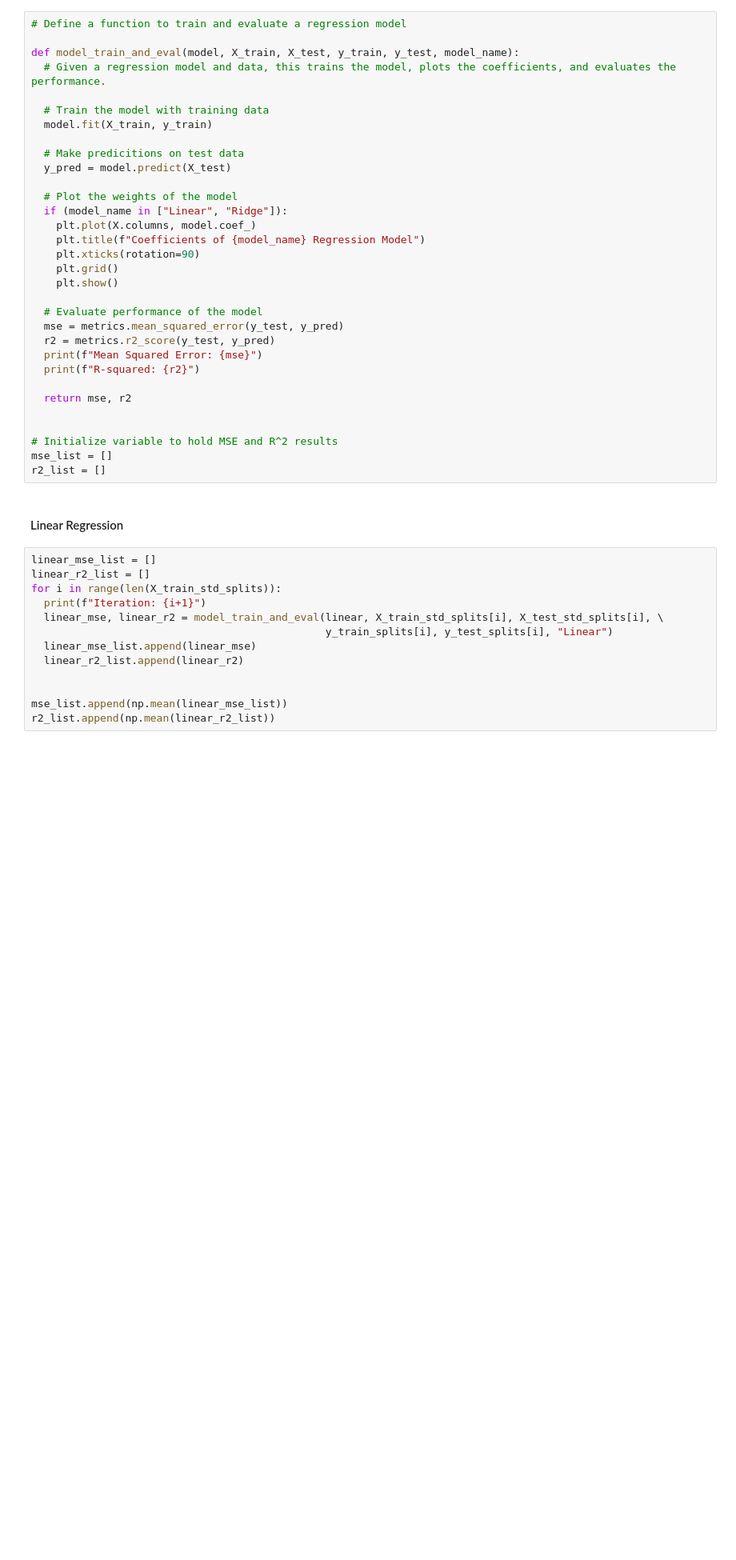
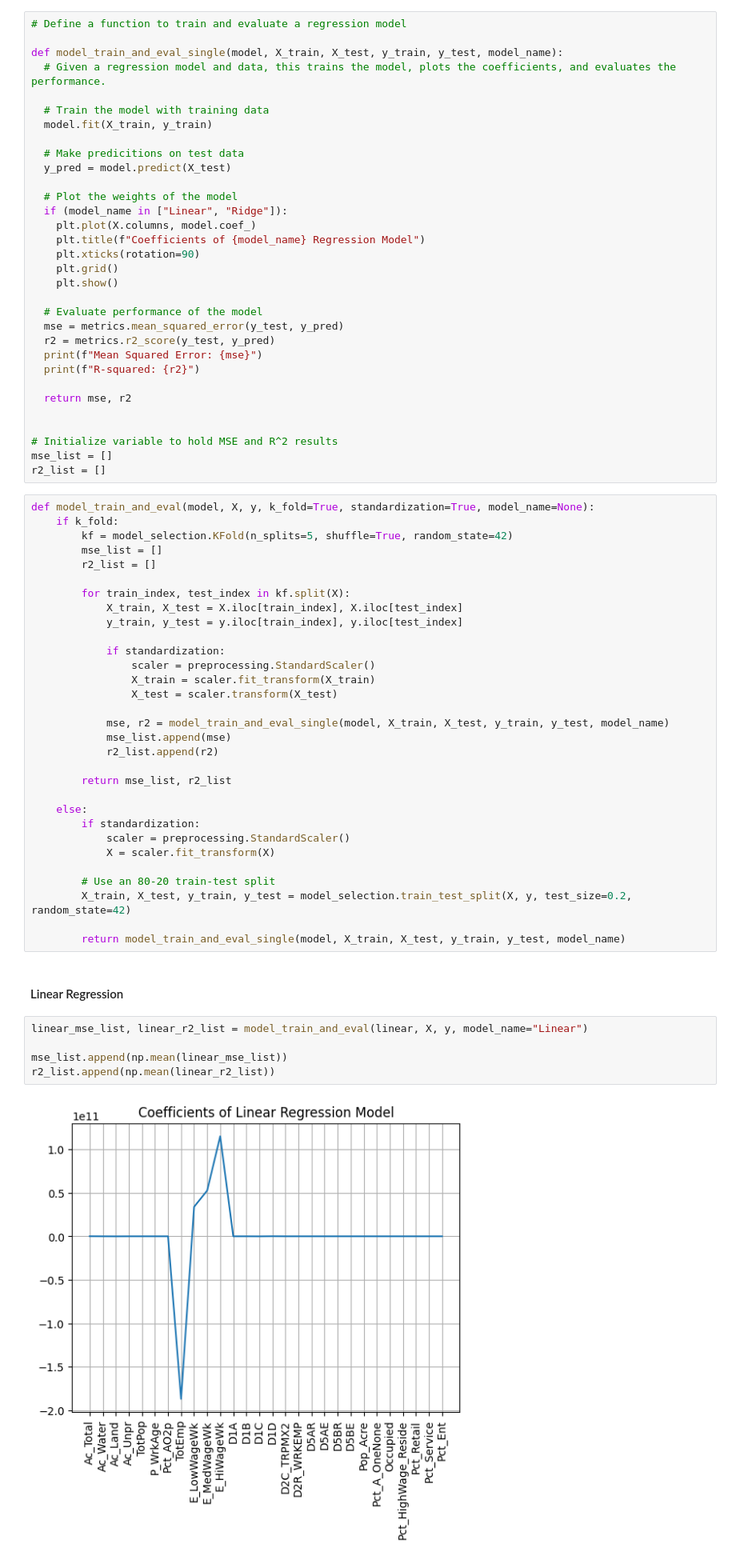
Before and after one commit to JamesJFan/CS6140_MachineLearning_FinalProject_Group1, a Jupyter notebook: CS6140_MachineLearning_FinalProject_Group1.ipynb, the cells around one changed output. Shown at 80% size. Drawn from its saved outputs; the diff is of its cells as text; blank space fills up the shorter version.

Commit message:
refactor model code to handle k fold inside

```diff
--- a/CS6140_MachineLearning_FinalProject_Group1.ipynb
+++ b/CS6140_MachineLearning_FinalProject_Group1.ipynb
@@ -380,7 +364,7 @@ mlp = neural_network.MLPRegressor(
 # %%
 # Define a function to train and evaluate a regression model
 
-def model_train_and_eval(model, X_train, X_test, y_train, y_test, model_name):
+def model_train_and_eval_single(model, X_train, X_test, y_train, y_test, model_name):
   # Given a regression model and data, this trains the model, plots the coefficients, and evaluates the performance.
 
   # Train the model with training data
@@ -409,19 +393,43 @@ def model_train_and_eval(model, X_train, X_test, y_train, y_test, model_name):
 # Initialize variable to hold MSE and R^2 results
 mse_list = []
 r2_list = []
+# %%
+def model_train_and_eval(model, X, y, k_fold=True, standardization=True, model_name=None):
+    if k_fold:
+        kf = model_selection.KFold(n_splits=5, shuffle=True, random_state=42)
+        mse_list = []
+        r2_list = []
+
+        for train_index, test_index in kf.split(X):
+            X_train, X_test = X.iloc[train_index], X.iloc[test_index]
+            y_train, y_test = y.iloc[train_index], y.iloc[test_index]
+
+            if standardization:
+                scaler = preprocessing.StandardScaler()
+                X_train = scaler.fit_transform(X_train)
+                X_test = scaler.transform(X_test)
+
+            mse, r2 = model_train_and_eval_single(model, X_train, X_test, y_train, y_test, model_name)
+            mse_list.append(mse)
+            r2_list.append(r2)
+
+        return mse_list, r2_list
+
+    else:
+        if standardization:
+            scaler = preprocessing.StandardScaler()
+            X = scaler.fit_transform(X)
+
+        # Use an 80-20 train-test split
+        X_train, X_test, y_train, y_test = model_selection.train_test_split(X, y, test_size=0.2, random_state=42)
+
+        return model_train_and_eval_single(model, X_train, X_test, y_train, y_test, model_name)
 # %% [markdown]
 #### Linear Regression
 # %%
-linear_mse_list = []
-linear_r2_list = []
-for i in range(len(X_train_std_splits)):
-  print(f"Iteration: {i+1}")
-  linear_mse, linear_r2 = model_train_and_eval(linear, X_train_std_splits[i], X_test_std_splits[i], \
-                                               y_train_splits[i], y_test_splits[i], "Linear")
-  linear_mse_list.append(linear_mse)
-  linear_r2_list.append(linear_r2)
-
+linear_mse_list, linear_r2_list = model_train_and_eval(linear, X, y, model_name="Linear")
 
 mse_list.append(np.mean(linear_mse_list))
 r2_list.append(np.mean(linear_r2_list))
 # %% [output]
+[figure, new version]
```
Also changed, not shown: parts of 3 cells of this notebook.
